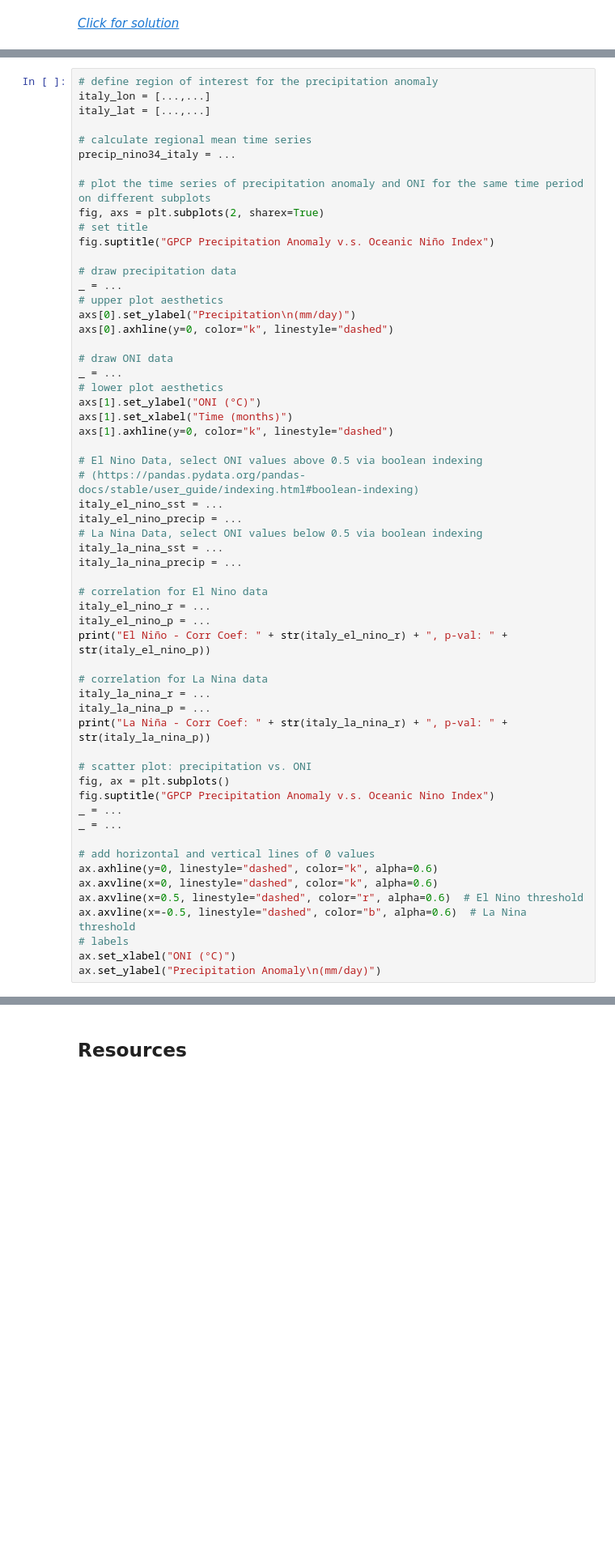
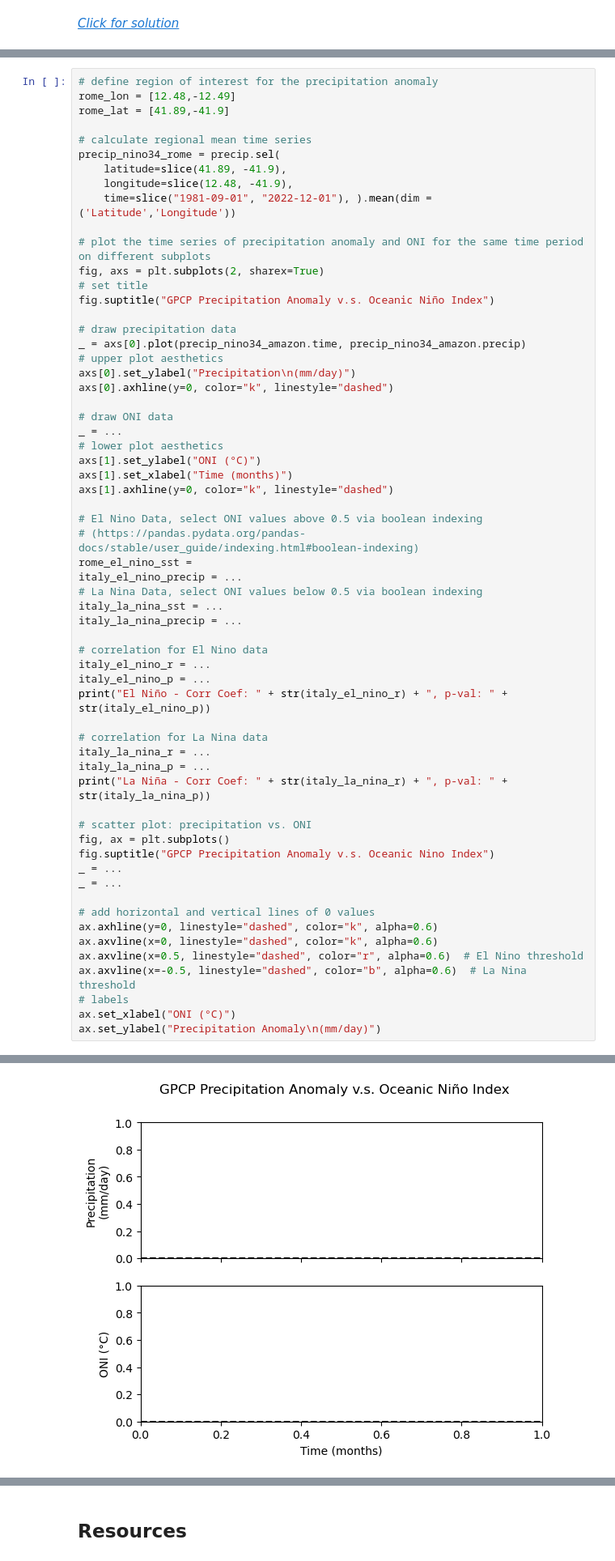
Before and after one commit to jahquil05/ISAT_420_S26_Shared, a Jupyter notebook: W11_Xarray_ENSO_Correlations/Code/w11_xarray_enso_correlation.ipynb, the cells around one changed output, grey strips where cells are left out. Shown at 81% size. Saved outputs shown, nothing was run; the diff lists cells and outputs as text; blank space fills up the shorter version.

```diff
--- a/W11_Xarray_ENSO_Correlations/Code/w11_xarray_enso_correlation.ipynb
+++ b/W11_Xarray_ENSO_Correlations/Code/w11_xarray_enso_correlation.ipynb
@@ -329,11 +329,14 @@ La Niña - Corr Coef: 0.27791932, p-val: 0.0010531204
 1. Choose a region of your interest to examine the relationship between ENSO (using ONI data) and precipitation anomaly globally. It will be interesting to see if the figures you make line up with your expectations from the maps we have made in the beginning of the tutorial. Will they be more or less correlated that the Niño 3.4 region? In the example code we will use Italy, but you can change this to be whatever region you are interested in.
 # %%
 # define region of interest for the precipitation anomaly
-italy_lon = [...,...]
-italy_lat = [...,...]
+rome_lon = [12.48,-12.49]
+rome_lat = [41.89,-41.9]
 
 # calculate regional mean time series
-precip_nino34_italy = ...
+precip_nino34_rome = precip.sel(
+    latitude=slice(41.89, -41.9),
+    longitude=slice(12.48, -41.9),
+    time=slice("1981-09-01", "2022-12-01"), ).mean(dim = ('Latitude','Longitude'))
 
 # plot the time series of precipitation anomaly and ONI for the same time period on different subplots
 fig, axs = plt.subplots(2, sharex=True)
@@ -341,7 +344,7 @@ fig, axs = plt.subplots(2, sharex=True)
 fig.suptitle("GPCP Precipitation Anomaly v.s. Oceanic Niño Index")
 
 # draw precipitation data
-_ = ...
+_ = axs[0].plot(precip_nino34_amazon.time, precip_nino34_amazon.precip)
 # upper plot aesthetics
 axs[0].set_ylabel("Precipitation\n(mm/day)")
 axs[0].axhline(y=0, color="k", linestyle="dashed")
@@ -355,7 +358,7 @@ axs[1].axhline(y=0, color="k", linestyle="dashed")
 
 # El Nino Data, select ONI values above 0.5 via boolean indexing
 # (https://pandas.pydata.org/pandas-docs/stable/user_guide/indexing.html#boolean-indexing)
-italy_el_nino_sst = ...
+rome_el_nino_sst =
 italy_el_nino_precip = ...
 # La Nina Data, select ONI values below 0.5 via boolean indexing
 italy_la_nina_sst = ...
@@ -385,3 +388,4 @@ ax.axvline(x=-0.5, linestyle="dashed", color="b", alpha=0.6)  # La Nina threshol
 # labels
 ax.set_xlabel("ONI (°C)")
 ax.set_ylabel("Precipitation Anomaly\n(mm/day)")
+# %% [output]
@@ -387,0 +395 @@ ax.set_ylabel("Precipitation Anomaly\n(mm/day)")
+[figure, added]
```
Also changed, not shown: parts of 1 cell of this notebook.
